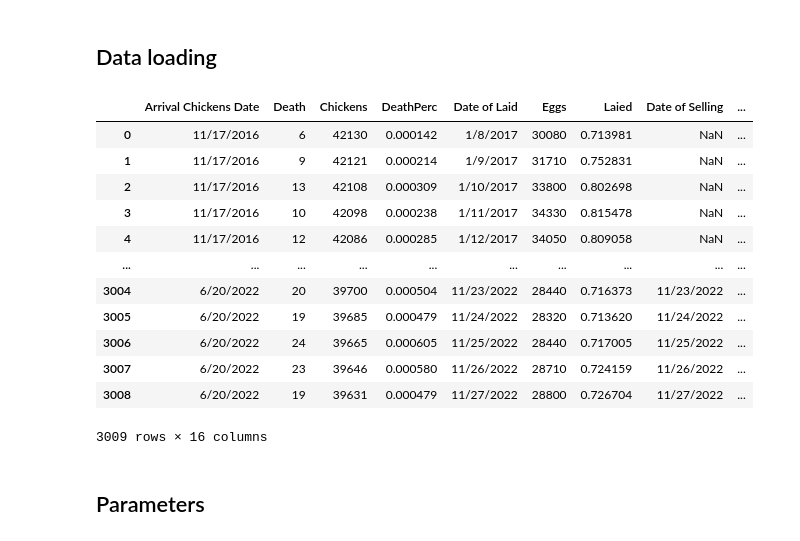
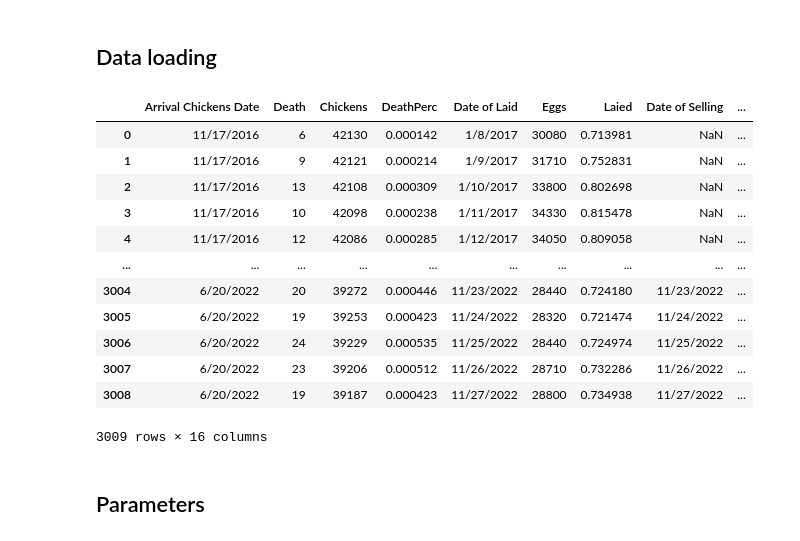
Before and after one commit to CanaliDavide/DASA--Project, a Jupyter notebook: Clustering/Concatenation.ipynb, the cells around one changed output. Saved outputs shown, nothing was run; the diff lists cells and outputs as text; code cells hidden in the pictures.

```diff
--- a/Clustering/Concatenation.ipynb
+++ b/Clustering/Concatenation.ipynb
@@ -26,39 +26,39 @@ cycles.append(cycleX1)
 cycleX2 = pd.read_csv("../Data/Chickens data/WithMacro/CycleX_2-Clean.csv")
 cycleX2 = cycleX2.drop(columns=["Feed","Water"])
 cycles.append(cycleX2)
 
 cycleY = pd.read_csv("../Data/Chickens data/WithMacro/CycleY-Clean.csv")
 cycleY = cycleY.drop(columns=["Feed","Water"])
 cycles.append(cycleY)
 
 cycleA = pd.read_csv("../Data/Chickens data/WithMacro/CycleA-Clean.csv")
 cycleA = cycleA.drop(columns=["Feed","Water"])
 cycles.append(cycleA)
 
 cycleB = pd.read_csv("../Data/Chickens data/WithMacro/CycleB-Clean.csv")
 cycleB = cycleB.drop(columns=["Feed","Water"])
 cycles.append(cycleB)
 
-cycleC = pd.read_csv("../Data/Chickens data/WithMacro/CycleC-Clean.csv")
+cycleC = pd.read_csv("../Data/Chickens data/WithMacro/CycleC-Clean_New.csv")
 cycleC = cycleC.drop(columns=["Feed","Water"])
 cycles.append(cycleC)
 
 cycle = pd.concat(cycles, axis=0, ignore_index=True)
 
 cycle
 # %% [output]
 |  | Arrival Chickens Date | Death | Chickens | DeathPerc | Date of Laid | Eggs | Laied | Date of Selling | ... |
 | 0 | 11/17/2016 | 6 | 42130 | 0.000142 | 1/8/2017 | 30080 | 0.713981 | NaN | ... |
 | 1 | 11/17/2016 | 9 | 42121 | 0.000214 | 1/9/2017 | 31710 | 0.752831 | NaN | ... |
 | 2 | 11/17/2016 | 13 | 42108 | 0.000309 | 1/10/2017 | 33800 | 0.802698 | NaN | ... |
 | 3 | 11/17/2016 | 10 | 42098 | 0.000238 | 1/11/2017 | 34330 | 0.815478 | NaN | ... |
 | 4 | 11/17/2016 | 12 | 42086 | 0.000285 | 1/12/2017 | 34050 | 0.809058 | NaN | ... |
 | ... | ... | ... | ... | ... | ... | ... | ... | ... | ... |
-| 3004 | 6/20/2022 | 20 | 39700 | 0.000504 | 11/23/2022 | 28440 | 0.716373 | 11/23/2022 | ... |
-| 3005 | 6/20/2022 | 19 | 39685 | 0.000479 | 11/24/2022 | 28320 | 0.713620 | 11/24/2022 | ... |
-| 3006 | 6/20/2022 | 24 | 39665 | 0.000605 | 11/25/2022 | 28440 | 0.717005 | 11/25/2022 | ... |
-| 3007 | 6/20/2022 | 23 | 39646 | 0.000580 | 11/26/2022 | 28710 | 0.724159 | 11/26/2022 | ... |
-| 3008 | 6/20/2022 | 19 | 39631 | 0.000479 | 11/27/2022 | 28800 | 0.726704 | 11/27/2022 | ... |
+| 3004 | 6/20/2022 | 20 | 39272 | 0.000446 | 11/23/2022 | 28440 | 0.724180 | 11/23/2022 | ... |
+| 3005 | 6/20/2022 | 19 | 39253 | 0.000423 | 11/24/2022 | 28320 | 0.721474 | 11/24/2022 | ... |
+| 3006 | 6/20/2022 | 24 | 39229 | 0.000535 | 11/25/2022 | 28440 | 0.724974 | 11/25/2022 | ... |
+| 3007 | 6/20/2022 | 23 | 39206 | 0.000512 | 11/26/2022 | 28710 | 0.732286 | 11/26/2022 | ... |
+| 3008 | 6/20/2022 | 19 | 39187 | 0.000423 | 11/27/2022 | 28800 | 0.734938 | 11/27/2022 | ... |
 3009 rows × 16 columns
 # %%
 cycle = cycle.rename(columns={"Laied": "Laid"})
```
Also changed, not shown: parts of 18 cells of this notebook, 13 other files.
